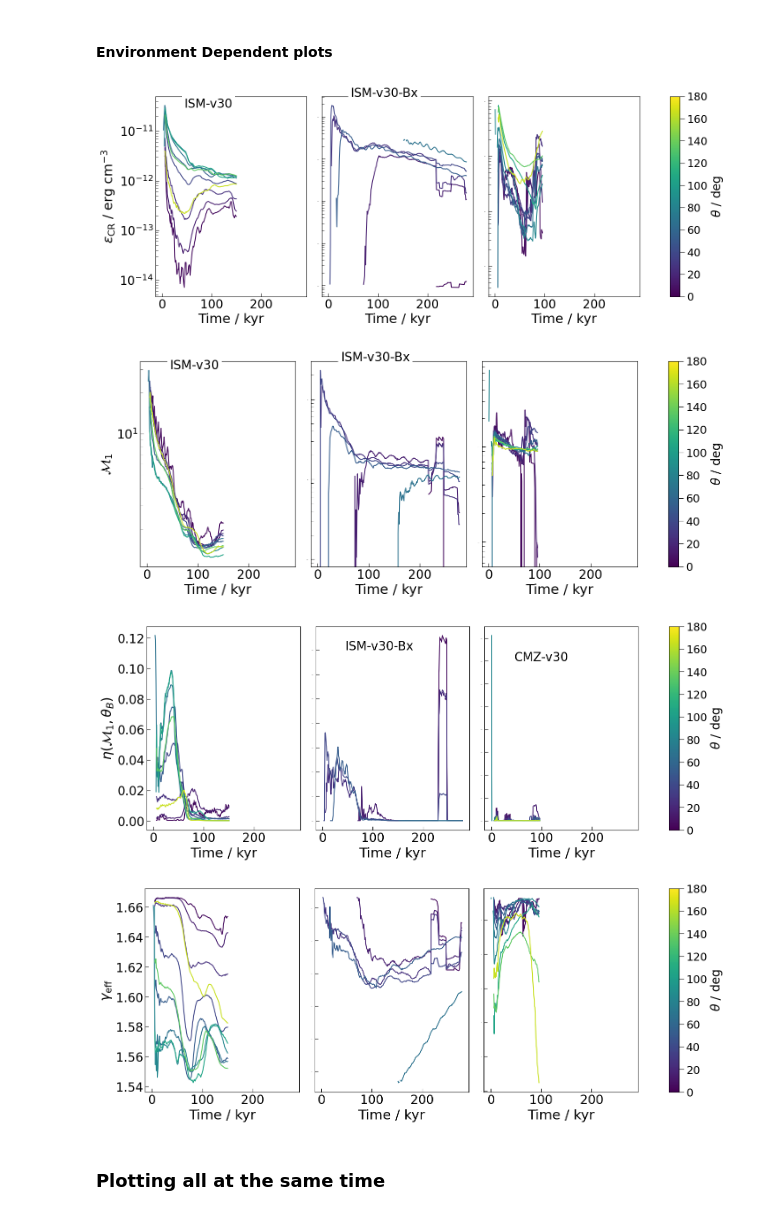
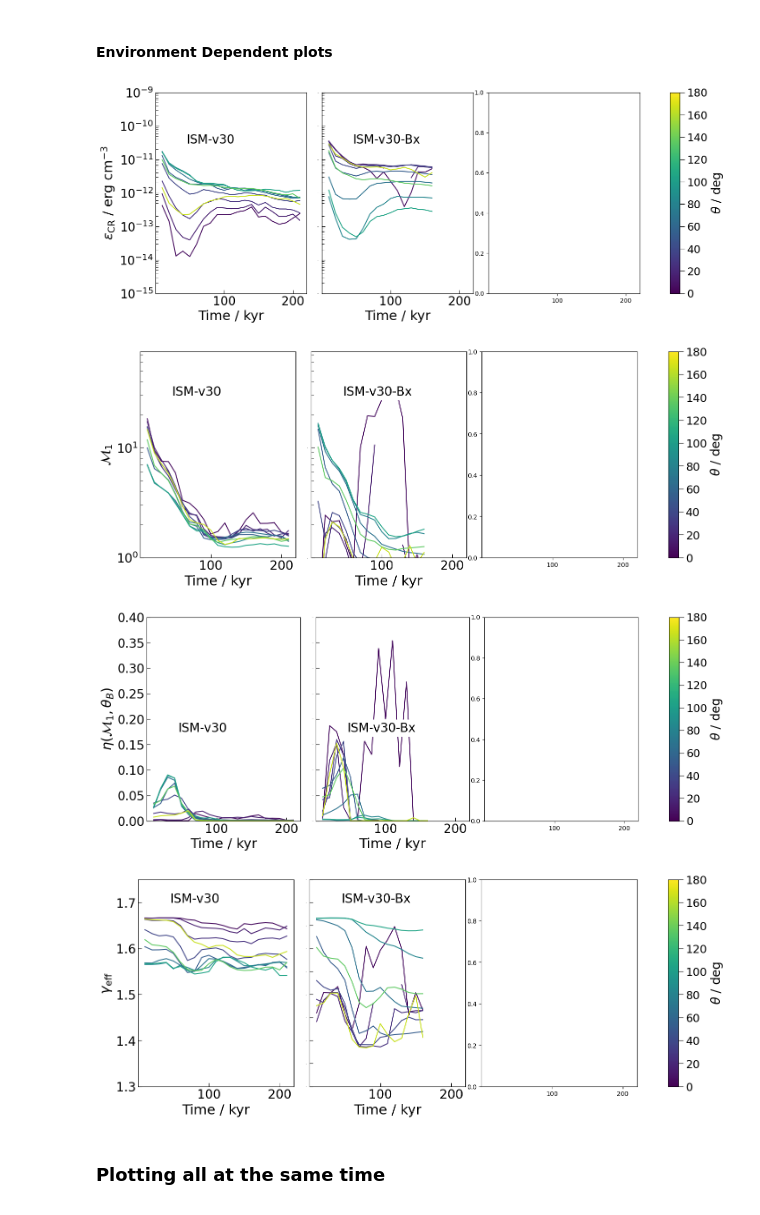
Before and after one commit to kwat0308/crbowshock_analysis_tools, a Jupyter notebook: calculate_CRshock_properties/plot_timeseries.ipynb, the cells around one changed output. Cells and saved outputs as stored; diff of their text form; code cells hidden in the pictures.

```diff
--- a/calculate_CRshock_properties/plot_timeseries.ipynb
+++ b/calculate_CRshock_properties/plot_timeseries.ipynb
@@ -51,10 +51,11 @@ for p in params:
     axs = gs.subplots(sharex=True, sharey=False)
 
     with h5py.File(f"../data/polar_time_series_{shock_type}.h5", "r") as f:
-        for ibs, vstar in enumerate([30]):
+        for ibs, vstar in enumerate([30, 60, 100]):
             bs_name = f"ISM-v{vstar}"
 
             times = (f[bs_name]["times"][()] * u.s).to(u.kyr)
+            print(vstar, times)
             param_arr = f[bs_name][p][()]
 
             for itr, theta_range in enumerate(theta_ranges_sim):
@@ -95,9 +96,9 @@ for p in params:
     cbar.ax.tick_params(axis='both', which='major', size=8, labelsize=18)
     cbar.ax.tick_params(axis='both', which='minor', size=6, labelsize=18)
 
-    # fig.savefig(
-    #     os.path.join(fig_type_dir, f"timeseries_{shock_type}_{p}.pdf"),
-    #     dpi=200,
-    #     bbox_inches="tight",
-    # )
+    fig.savefig(
+        os.path.join(fig_type_dir, f"timeseries_{shock_type}_{p}.pdf"),
+        dpi=200,
+        bbox_inches="tight",
+    )
 # %% [output]
@@ -142,7 +160,7 @@ for p in params:
                 axs[ibs].set_ylabel(field_labels[p], fontsize=22)
 
             # limits
-            axs[ibs].set_xlim([-5, 170])
+            axs[ibs].set_xlim([-5, 200])
             axs[ibs].set_ylim(field_lims[p])
 
             # scales
@@ -169,8 +187,8 @@ for p in params:
     cbar.ax.tick_params(axis='both', which='major', size=8, labelsize=18)
     cbar.ax.tick_params(axis='both', which='minor', size=6, labelsize=18)
 
-    # fig.savefig(
-    #     os.path.join(fig_type_dir, f"timeseries_{shock_type}_{p}.pdf"),
-    #     dpi=200,
-    #     bbox_inches="tight",
-    # )
+    fig.savefig(
+        os.path.join(fig_type_dir, f"timeseries_{shock_type}_{p}.pdf"),
+        dpi=200,
+        bbox_inches="tight",
+    )
@@ -202,7 +225,7 @@ for p in params:
     axs = gs.subplots(sharex=True, sharey=False)
 
     with h5py.File(f"../data/polar_time_series_{shock_type}.h5", "r") as f:
-        for ibs, bs_name in enumerate(["ISM-v30", "ISM-v30-Bx", "CMZ-v30"]):
+        for ibs, bs_name in enumerate(["ISM-v30", "ISM-v30-Bx"]):
 
             times = (f[bs_name]["times"][()] * u.s).to(u.kyr)
             param_arr = f[bs_name][p][()]
@@ -219,42 +242,42 @@ for p in params:
 
             # limits
             # axs[ibs].set_xlim([-5, 120])
             axs[ibs].set_ylim(param_lims[p])
 
             # scales
             axs[ibs].set_yscale(field_scales[p])
 
             # ticks
             axs[ibs].tick_params(axis='x', direction="in", which='major', size=6, labelsize=20)
             axs[ibs].tick_params(axis='x', direction="in", which='minor', size=4, labelsize=16)
 
             # for y
             if ibs == 0:
                 axs[ibs].tick_params(axis='y', direction="in", which='major', size=6, labelsize=20)
                 axs[ibs].tick_params(axis='y', direction="in", which='minor', size=4, labelsize=16)
             else:
                 axs[ibs].tick_params(axis='y', direction="in", which='major', size=6, labelsize=0)
                 axs[ibs].tick_params(axis='y', direction="in", which='minor', size=4, labelsize=0)
 
             axs[ibs].annotate(f"{bs_name}", xy=(45, param_textpos[p]), fontsize=20, bbox=dict(facecolor='white', edgecolor='none'))
 
     # colorbar
     sm = cm.ScalarMappable(cmap=theta_ranges_cmap, norm=theta_ranges_norm)
     cbar = fig.colorbar(sm, ax=axs.ravel().tolist())
     cbar.ax.set_ylabel(r"$\theta$ / deg", fontsize=20)
     cbar.ax.tick_params(axis='both', which='major', size=8, labelsize=18)
     cbar.ax.tick_params(axis='both', which='minor', size=6, labelsize=18)
 
-    # fig.savefig(
-    #     os.path.join(fig_type_dir, f"timeseries_{shock_type}_{p}.pdf"),
-    #     dpi=200,
-    #     bbox_inches="tight",
-    # )
+    fig.savefig(
+        os.path.join(fig_type_dir, f"timeseries_{shock_type}_{p}.pdf"),
+        dpi=200,
+        bbox_inches="tight",
+    )
 # %% [output]
-[figure, old version]
+[figure, new version]
-[figure, old version]
+[figure, new version]
-[figure, old version]
+[figure, new version]
-[figure, old version]
+[figure, new version]
 # %% [markdown]
 ### Plotting all at the same time
 # %%
```
Also changed, not shown: parts of 5 cells of this notebook, 12 other files.
